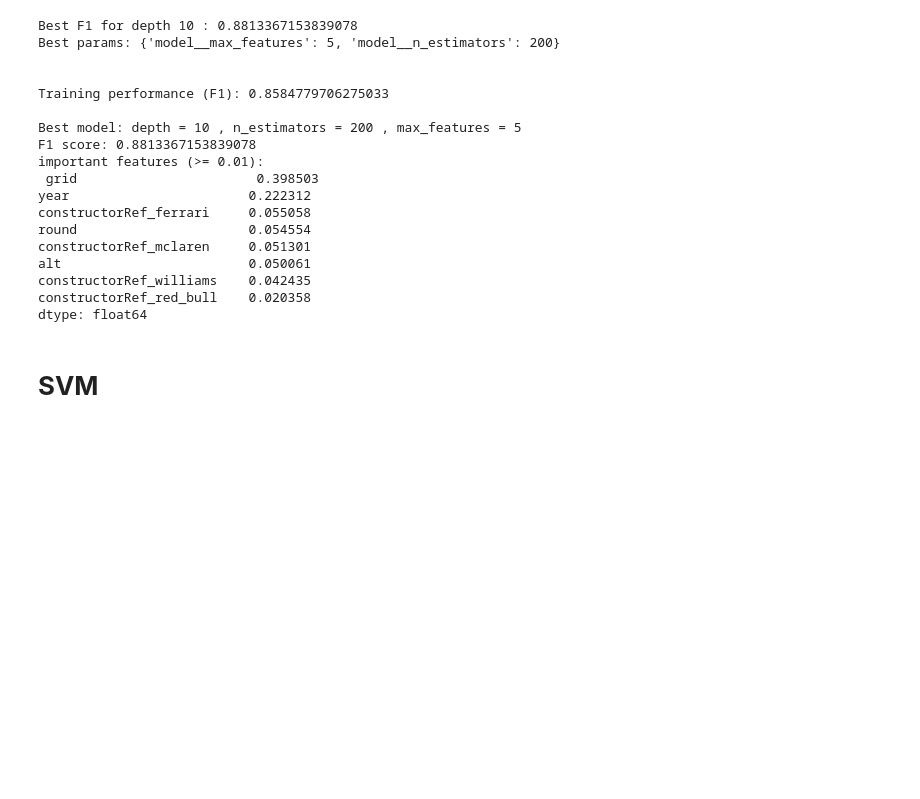
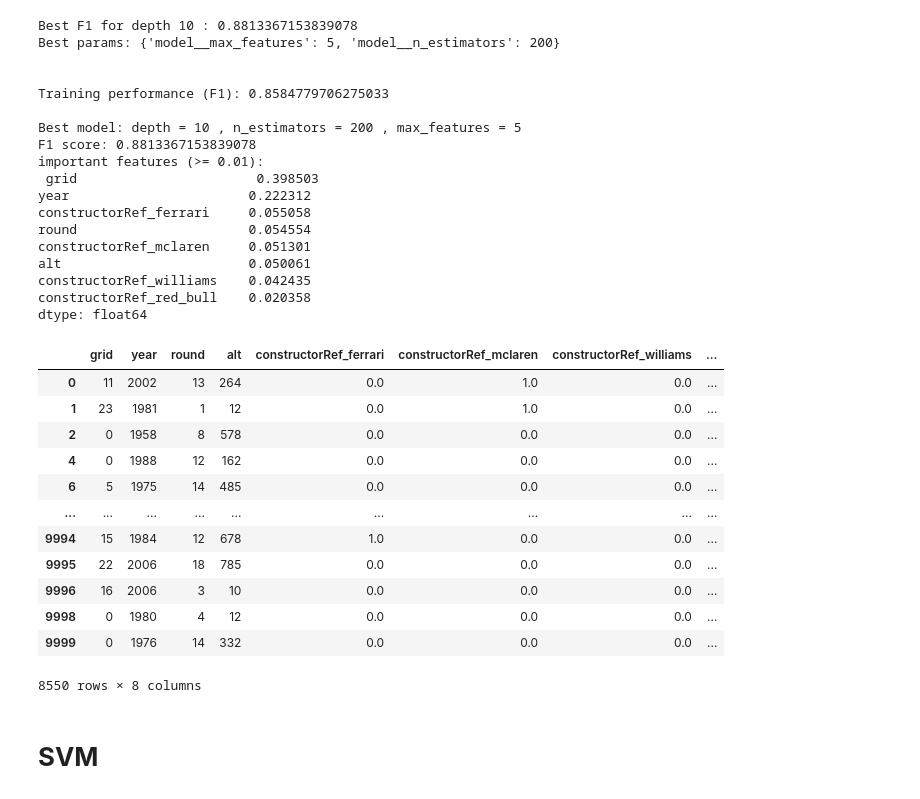
Before and after one commit to NilsHLund/f1-dnf-analysis, a Jupyter notebook: 41/code.ipynb, the cells around one changed output. Drawn from its saved outputs; the diff is of its cells as text; code cells hidden in the pictures; blank space fills up the shorter version.

```diff
--- a/41/code.ipynb
+++ b/41/code.ipynb
@@ -655,8 +655,24 @@ constructorRef_williams    0.042435
 constructorRef_red_bull    0.020358
 dtype: float64
 # %%
-# New design matrix defined by feature importance for potensial use in other models
+# New design matrix defined by feature importance for potential use in other models
 X_train_RF = train_data[important_features_rf.index]
+
+X_train_RF
+# %% [output]
+|  | grid | year | round | alt | constructorRef_ferrari | constructorRef_mclaren | constructorRef_williams | ... |
+| 0 | 11 | 2002 | 13 | 264 | 0.0 | 1.0 | 0.0 | ... |
+| 1 | 23 | 1981 | 1 | 12 | 0.0 | 1.0 | 0.0 | ... |
+| 2 | 0 | 1958 | 8 | 578 | 0.0 | 0.0 | 0.0 | ... |
+| 4 | 0 | 1988 | 12 | 162 | 0.0 | 0.0 | 0.0 | ... |
+| 6 | 5 | 1975 | 14 | 485 | 0.0 | 0.0 | 0.0 | ... |
+| ... | ... | ... | ... | ... | ... | ... | ... | ... |
+| 9994 | 15 | 1984 | 12 | 678 | 1.0 | 0.0 | 0.0 | ... |
+| 9995 | 22 | 2006 | 18 | 785 | 0.0 | 0.0 | 0.0 | ... |
+| 9996 | 16 | 2006 | 3 | 10 | 0.0 | 0.0 | 0.0 | ... |
+| 9998 | 0 | 1980 | 4 | 12 | 0.0 | 0.0 | 0.0 | ... |
+| 9999 | 0 | 1976 | 14 | 332 | 0.0 | 0.0 | 0.0 | ... |
+8550 rows × 8 columns
 # %% [markdown]
 # **SVM**
 # %% [markdown]
```
Also changed, not shown: parts of 8 cells of this notebook.
